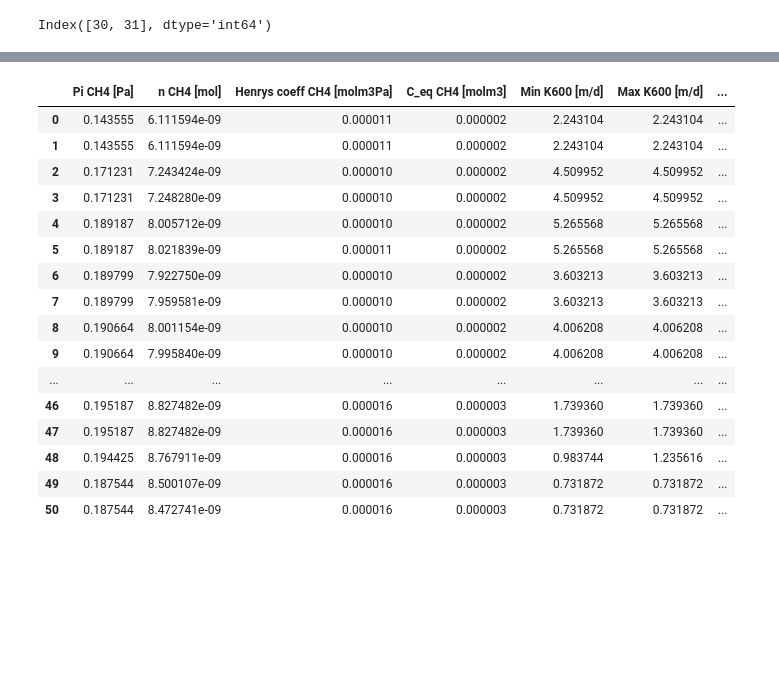
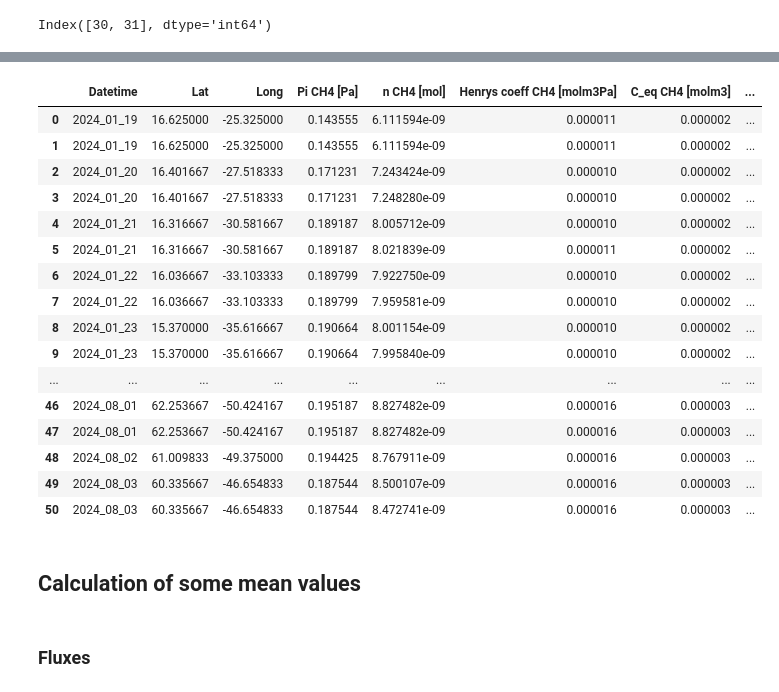
Before and after one commit to lolapricam/Sea-air_fluxes_Arctic, a Jupyter notebook: main_code.ipynb, the cells around one changed output, grey strips where cells are left out. Drawn from its saved outputs; the diff is of its cells as text; code cells hidden in the pictures; blank space fills up the shorter version.

```diff
--- a/main_code.ipynb
+++ b/main_code.ipynb
@@ -53,3 +58,7 @@ print(metadata.head())
 2                              NaN
 3                              NaN
 4                              NaN
+# %%
+#change of units for CH4: mmol/m3 --> umol/m3
+data['ch4_umolm3'] = data['ch4_mmolm3'] * 10**3
+print(data.head())
@@ -414,25 +373,29 @@ display(df)
 # %%
 # for CH4
-df = pd.DataFrame({'Pi CH4 [Pa]' : Pi_CH4_Pa, 'n CH4 [mol]' : n_CH4_mol, 'Henrys coeff CH4 [molm3Pa] ' : hcpsalt_CH4_molm3Pa,
+df_CH4 = pd.DataFrame({'Datetime' : data["Datetime"], 'Lat' : data["Latitude"], 'Long' : data["Longitude"], 'Pi CH4 [Pa]' : Pi_CH4_Pa, 'n CH4 [mol]' : n_CH4_mol, 'Henrys coeff CH4 [molm3Pa] ' : hcpsalt_CH4_molm3Pa,
                    'C_eq CH4 [molm3]' : C_eq_CH4_molm3, 'Min K600 [m/d]' : K600_min_md, 'Max K600 [m/d]' : K600_max_md,
                    'Sc CH4 [-]' : Sc_CH4, 'Min Ki CH4 [m/d]' : Ki_min_CH4_md, 'Max Ki CH4 [m/d]' : Ki_max_CH4_md,
                    'Min CH4 flux [umol/m2/d]': F_min_CH4_umolm2d, 'Max CH4 flux [umol/m2/d]': F_max_CH4_umolm2d})
-display(df)
+display(df_CH4)
 # %% [output]
-|  | Pi CH4 [Pa] | n CH4 [mol] | Henrys coeff CH4 [molm3Pa] | C_eq CH4 [molm3] | Min K600 [m/d] | Max K600 [m/d] | ... |
-| 0 | 0.143555 | 6.111594e-09 | 0.000011 | 0.000002 | 2.243104 | 2.243104 | ... |
-| 1 | 0.143555 | 6.111594e-09 | 0.000011 | 0.000002 | 2.243104 | 2.243104 | ... |
-| 2 | 0.171231 | 7.243424e-09 | 0.000010 | 0.000002 | 4.509952 | 4.509952 | ... |
-| 3 | 0.171231 | 7.248280e-09 | 0.000010 | 0.000002 | 4.509952 | 4.509952 | ... |
-| 4 | 0.189187 | 8.005712e-09 | 0.000010 | 0.000002 | 5.265568 | 5.265568 | ... |
-| 5 | 0.189187 | 8.021839e-09 | 0.000011 | 0.000002 | 5.265568 | 5.265568 | ... |
-| 6 | 0.189799 | 7.922750e-09 | 0.000010 | 0.000002 | 3.603213 | 3.603213 | ... |
-| 7 | 0.189799 | 7.959581e-09 | 0.000010 | 0.000002 | 3.603213 | 3.603213 | ... |
-| 8 | 0.190664 | 8.001154e-09 | 0.000010 | 0.000002 | 4.006208 | 4.006208 | ... |
-| 9 | 0.190664 | 7.995840e-09 | 0.000010 | 0.000002 | 4.006208 | 4.006208 | ... |
-| ... | ... | ... | ... | ... | ... | ... | ... |
-| 46 | 0.195187 | 8.827482e-09 | 0.000016 | 0.000003 | 1.739360 | 1.739360 | ... |
-| 47 | 0.195187 | 8.827482e-09 | 0.000016 | 0.000003 | 1.739360 | 1.739360 | ... |
-| 48 | 0.194425 | 8.767911e-09 | 0.000016 | 0.000003 | 0.983744 | 1.235616 | ... |
-| 49 | 0.187544 | 8.500107e-09 | 0.000016 | 0.000003 | 0.731872 | 0.731872 | ... |
-| 50 | 0.187544 | 8.472741e-09 | 0.000016 | 0.000003 | 0.731872 | 0.731872 | ... |
+|  | Datetime | Lat | Long | Pi CH4 [Pa] | n CH4 [mol] | Henrys coeff CH4 [molm3Pa] | C_eq CH4 [molm3] | ... |
+| 0 | 2024_01_19 | 16.625000 | -25.325000 | 0.143555 | 6.111594e-09 | 0.000011 | 0.000002 | ... |
+| 1 | 2024_01_19 | 16.625000 | -25.325000 | 0.143555 | 6.111594e-09 | 0.000011 | 0.000002 | ... |
+| 2 | 2024_01_20 | 16.401667 | -27.518333 | 0.171231 | 7.243424e-09 | 0.000010 | 0.000002 | ... |
+| 3 | 2024_01_20 | 16.401667 | -27.518333 | 0.171231 | 7.248280e-09 | 0.000010 | 0.000002 | ... |
+| 4 | 2024_01_21 | 16.316667 | -30.581667 | 0.189187 | 8.005712e-09 | 0.000010 | 0.000002 | ... |
+| 5 | 2024_01_21 | 16.316667 | -30.581667 | 0.189187 | 8.021839e-09 | 0.000011 | 0.000002 | ... |
+| 6 | 2024_01_22 | 16.036667 | -33.103333 | 0.189799 | 7.922750e-09 | 0.000010 | 0.000002 | ... |
+| 7 | 2024_01_22 | 16.036667 | -33.103333 | 0.189799 | 7.959581e-09 | 0.000010 | 0.000002 | ... |
+| 8 | 2024_01_23 | 15.370000 | -35.616667 | 0.190664 | 8.001154e-09 | 0.000010 | 0.000002 | ... |
+| 9 | 2024_01_23 | 15.370000 | -35.616667 | 0.190664 | 7.995840e-09 | 0.000010 | 0.000002 | ... |
+| ... | ... | ... | ... | ... | ... | ... | ... | ... |
+| 46 | 2024_08_01 | 62.253667 | -50.424167 | 0.195187 | 8.827482e-09 | 0.000016 | 0.000003 | ... |
+| 47 | 2024_08_01 | 62.253667 | -50.424167 | 0.195187 | 8.827482e-09 | 0.000016 | 0.000003 | ... |
+| 48 | 2024_08_02 | 61.009833 | -49.375000 | 0.194425 | 8.767911e-09 | 0.000016 | 0.000003 | ... |
+| 49 | 2024_08_03 | 60.335667 | -46.654833 | 0.187544 | 8.500107e-09 | 0.000016 | 0.000003 | ... |
+| 50 | 2024_08_03 | 60.335667 | -46.654833 | 0.187544 | 8.472741e-09 | 0.000016 | 0.000003 | ... |
+# %% [markdown]
+## Calculation of some mean values
+# %% [markdown]
+### Fluxes
```
Also changed, not shown: parts of 33 cells of this notebook, 12 other files.
